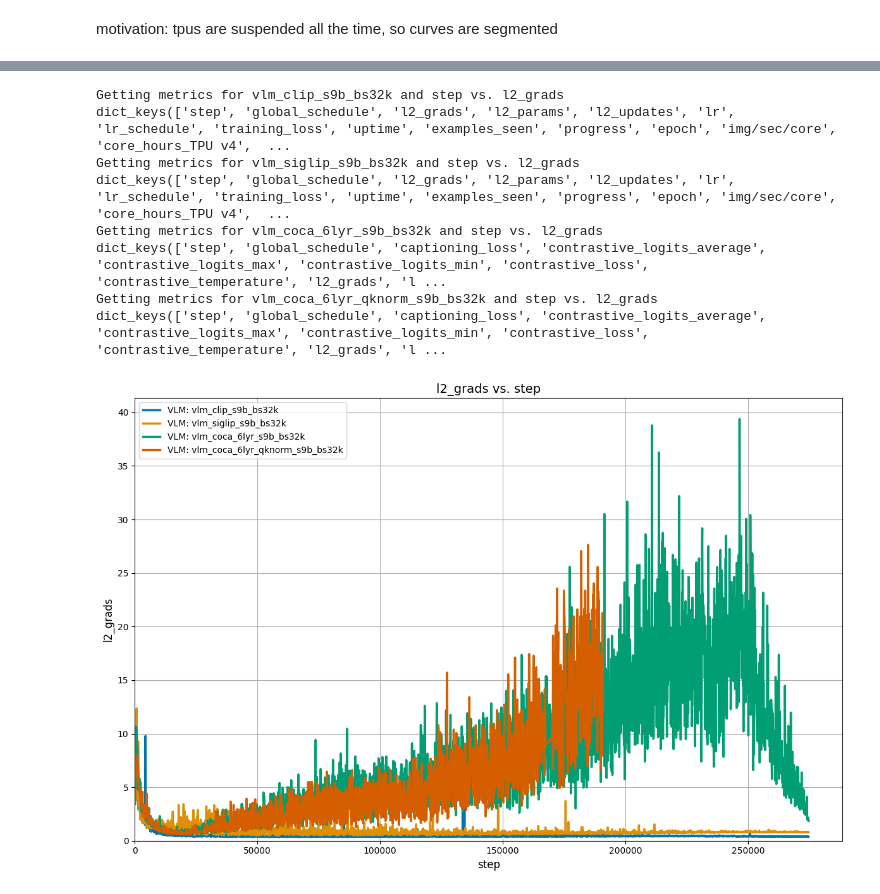
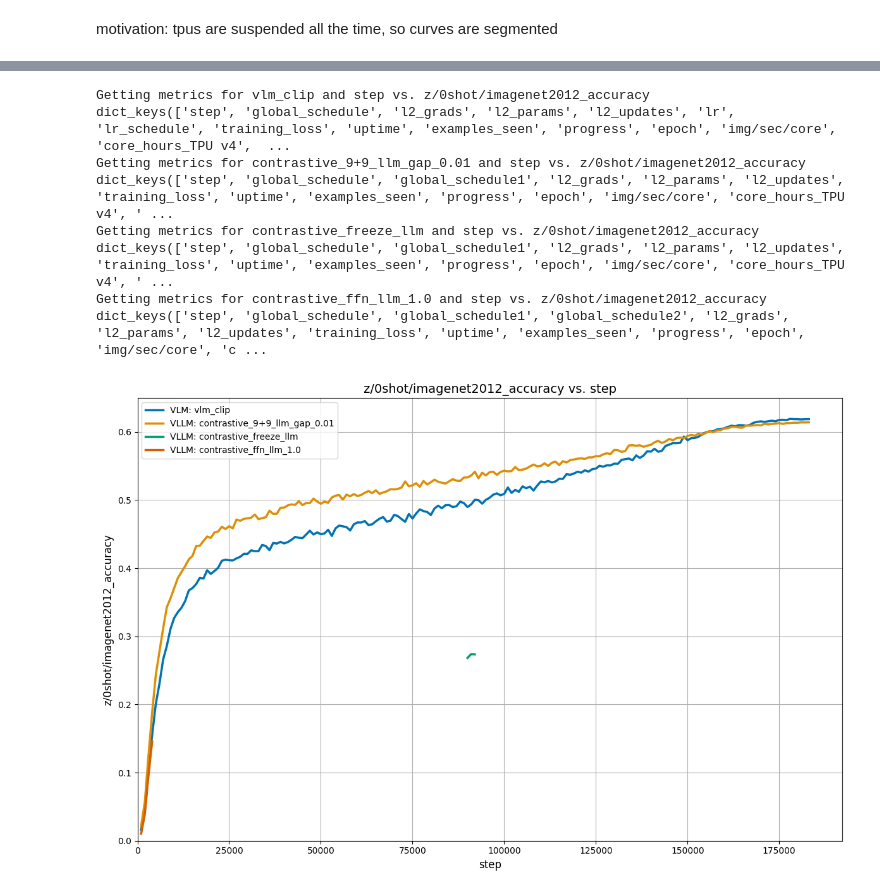
Before and after one commit to LLM-supervised-Vision/big_vision, a Jupyter notebook: scripts/20240822_plotting_curves.ipynb, the cells around one changed output, grey strips where cells are left out. Cells and saved outputs as stored; diff of their text form; code cells hidden in the pictures.

Commit message:
plotting curves: - added gemma supervised ffn mode experiment

```diff
--- a/scripts/20240822_plotting_curves.ipynb
+++ b/scripts/20240822_plotting_curves.ipynb
@@ -7,12 +7,12 @@ import tensorflow as tf
 import matplotlib.pyplot as plt
 
 s3b_bs16k = {
-    # "vlm_clip": "gs://us-central2-storage/tensorflow_datasets/vit-b-16_3b_pretraining/clip_bs16384_warm0.03_lr1e-3_wd1e-4_bf16_qknorm-F_b2-0.95_12lyr_07-25_1415",
+    "vlm_clip": "gs://us-central2-storage/tensorflow_datasets/vit-b-16_3b_pretraining/clip_bs16384_warm0.03_lr1e-3_wd1e-4_bf16_qknorm-F_b2-0.95_12lyr_07-25_1415",
     # "vlm_siglip_v4-32": "gs://us-central2-storage/tensorflow_datasets/vit-b-16_3b_pretraining/siglip_replication_pod_04-11_2247",
     # "vlm_cappa": "gs://us-central2-storage/tensorflow_datasets/vit-b-16_3b_pretraining/cappa_bs16384_s3B_warm0.03_lr1e-3_wd1e-4_bf16_qknorm-F_b2-0.95_6lyr_06-27_2108",
     # "vlm_coca": "gs://us-centr/al2-storage/tensorflow_datasets/vit-b-16_3b_pretraining/coca_unified_s3b_bs16384_warm0.03_0.0co-1.0ca_lr1e-3_wd1e-4_bf16_qknorm-F_b2-0.95_12lyr_scan-F_fsdp-F_09-06_0243",
-    "vlm_coca_6lyr": "gs://us-central2-storage/tensorflow_datasets/vit-b-16_3b_pretraining/coca_replication_s3b_bs16384_warm0.03_1.0co-1.0ca_lr1e-3_wd1e-4_bf16_qknorm-F_b2-0.95_6lyr_scan-F_fsdp-F_08-19_0355",
-    # "contrastive_9+9_llm_gap_0.01": "gs://us-central2-storage/tensorflow_datasets/mllm_ckpts/paligemma/gemma2b-partial_frozen99-0.01-gap_b16-F_contrastive_bs16k_s3b_lr1e-3_wd1e-4_bf16_09-01_0446",
+    # "vlm_coca_6lyr": "gs://us-central2-storage/tensorflow_datasets/vit-b-16_3b_pretraining/coca_replication_s3b_bs16384_warm0.03_1.0co-1.0ca_lr1e-3_wd1e-4_bf16_qknorm-F_b2-0.95_6lyr_scan-F_fsdp-F_08-19_0355",
+    "contrastive_9+9_llm_gap_0.01": "gs://us-central2-storage/tensorflow_datasets/mllm_ckpts/paligemma/gemma2b-partial_frozen99-0.01-gap_b16-F_contrastive_bs16k_s3b_lr1e-3_wd1e-4_bf16_09-01_0446",
 }
 s9b_bs32k = {
     "vlm_clip_s9b_bs32k": "gs://us-central2-storage/tensorflow_datasets/vit-b-16_3b_pretraining/clip_s9b_bs32k_warm0.03_lr1e-3_wd1e-4_bf16_qknorm-F_b2-0.95_08-09_0655",
@@ -39,7 +39,7 @@ vlm_ablations = {
 }
 
 vllm_ablations = {
-    # "contrastive_freeze_llm": "gs://us-central2-storage/tensorflow_datasets/mllm_ckpts/paligemma/gemma2b-T_so400m-F_contrastive_bs16384_s3b_wd1e-4_08-18_0712",
+    "contrastive_freeze_llm": "gs://us-central2-storage/tensorflow_datasets/mllm_ckpts/paligemma/gemma2b-T_so400m-F_contrastive_bs16384_s3b_wd1e-4_08-18_0712",
     # "contrastive_unfreeze_llm": "gs://us-central2-storage/tensorflow_datasets/mllm_ckpts/paligemma/gemma2b-0.1_so400m-F_contrastive_bs16384_s3b_wd1e-4_08-20_2032",
     # "contrastive_unfreeze_llm_6lyr": "gs://us-central2-storage/tensorflow_datasets/mllm_ckpts/paligemma/gemma2b-6lyr-0.1_so400m-F_contrastive_bs16384_s3b_wd1e-4_08-20_2032",
     # "contrastive_unfreeze_llm_6lyr_map": "gs://us-central2-storage/tensorflow_datasets/mllm_ckpts/paligemma/gemma2b-6lyr-0.1-map_b16-F_contrastive_bs16k_s3b_lr1e-3_wd1e-4_bf16_08-27_1857",
@@ -63,18 +63,19 @@ vllm_ablations = {
     # "contrastive_9+9_llm_gap_0.1_drop0.0_vocab256128_projT_b16_newbeitF_qknorm_dpr0.0": "gs://us-central2-storage/tensorflow_datasets/mllm_ckpts/paligemma/gemma2b-partial_frozen99-0.1-drop0.0-vocab256128-gap-projT_b16-beitF-qknormT_contrastive_dpr0.0_bs16k_s3b_lr1e-3_wd1e-4_bf16_09-30_1517",
     # "contrastive_scratch_llm_gap_1.0_drop0.0_vocab256128_projT_b16_newbeitF_drp0.0":"gs://us-central2-storage/tensorflow_datasets/mllm_ckpts/paligemma/gemma2b-scratch-1.0-drop0.0-vocab256128-gap-projT_b16-beitF_contrastive_bs16k_s3b_lr1e-3_wd1e-4_bf16_09-21_2124",
     # "contrastive_scratch_llm_gap_1.0_drop0.0_vocab256128_projT_b16_newbeitF_drp0.0_wd1e-2": "gs://us-central2-storage/tensorflow_datasets/mllm_ckpts/paligemma/gemma2b-scratch-1.0-drop0.0-vocab256128-gap-projT_b16-beitF_contrastive_bs16k_s3b_lr1e-3_wd1e-2_bf16_09-26_1518",
-    "generative_12+6_llm_none_0.01_drop0.0_bf16_beitF": "gs://us-central2-storage/tensorflow_datasets/mllm_ckpts/paligemma/gemma2b-partial_frozen12-0.01-drop0.0-none_b16-beitF_contrastive_bs16k_s3b_lr1e-3_wd1e-4_bf16_09-08_0448",
-    "generative_9+9_llm_0.02_qknormT": "gs://us-central2-storage/tensorflow_datasets/mllm_ckpts/paligemma/gemma2b-partial_frozen99-0.02-drop0.0-none_b16-beitF-qknormT_generative_bs16k_s3b_lr1e-3_wd1e-4_fp32_10-02_1429",
-    "generative_unfreeze_llm_half": "gs://us-central2-storage/tensorflow_datasets/mllm_ckpts/paligemma/gemma2b-half-pretrained-0.1_so400m-F_generative_bs16384_s3b_wd1e-4_08-22_0402",
-    "generative_unfreeze_llm_full": "gs://us-central2-storage/tensorflow_datasets/mllm_ckpts/paligemma/gemma2b-full-0.1_so400m-F_generative_bs16384_s3b_wd1e-4_08-25_0445",
+    "contrastive_ffn_llm_1.0": "gs://us-central2-storage/tensorflow_datasets/mllm_ckpts/paligemma/gemma2b-adapter_ffn-1.0-drop0.0-vocab256128-projF_b16-beitF-qknormF_contrastive_dpr0.0_bs16k_s3b_lr1e-3_wd1e-4_bf16_10-08_1756",
+    # "generative_12+6_llm_none_0.01_drop0.0_bf16_beitF": "gs://us-central2-storage/tensorflow_datasets/mllm_ckpts/paligemma/gemma2b-partial_frozen12-0.01-drop0.0-none_b16-beitF_contrastive_bs16k_s3b_lr1e-3_wd1e-4_bf16_09-08_0448",
+    # "generative_9+9_llm_0.02_qknormT": "gs://us-central2-storage/tensorflow_datasets/mllm_ckpts/paligemma/gemma2b-partial_frozen99-0.02-drop0.0-none_b16-beitF-qknormT_generative_bs16k_s3b_lr1e-3_wd1e-4_fp32_10-02_1429",
+    # "generative_unfreeze_llm_half": "gs://us-central2-storage/tensorflow_datasets/mllm_ckpts/paligemma/gemma2b-half-pretrained-0.1_so400m-F_generative_bs16384_s3b_wd1e-4_08-22_0402",
+    # "generative_unfreeze_llm_full": "gs://us-central2-storage/tensorflow_datasets/mllm_ckpts/paligemma/gemma2b-full-0.1_so400m-F_generative_bs16384_s3b_wd1e-4_08-25_0445",
 }
 
 
 experiments_dict = {
-    # **s3b_bs16k,
-    **s9b_bs32k,
+    **s3b_bs16k,
+    # **s9b_bs32k,
     # **vlm_ablations,
-    # **vllm_ablations,
+    **vllm_ablations,
 }
 
 
@@ -113,7 +107,7 @@ x_axis = 'step'
 # global_schedule, lr, lr_schedule, uptime, progress, epoch, core_hours_TPU v4
 y_axis = 'z/0shot/imagenet2012_accuracy'
 # y_axis = 'val_coco/perplexity'
-y_axis = 'l2_grads'
+# y_axis = 'l2_grads'
 # l2_grads, l2_params, l2_updates, training_loss,
 # z/retr/coco_img2txt_recall@1, z/retr/coco_img2txt_recall@5, z/retr/coco_img2txt_recall@10,
 # z/retr/coco_txt2img_recall@1, z/retr/coco_txt2img_recall@5, z/retr/coco_txt2img_recall@10,
@@ -135,41 +129,41 @@ llm_experiments = [exp for exp in experiments_dict.keys() if 'llm' in exp]
 palette = sns.color_palette("colorblind", 8)
 vlm_colors = palette[:len(vlm_experiments)]  # First colors for CLIP
 llm_colors = palette[len(vlm_experiments):]  # Last colors for LLM
 
 # Plot VLM experiments
 for i, experiment_name in enumerate(vlm_experiments):
     metrics = all_metrics[experiment_name]
     linestyle = '-' if 's9b_bs32k' in experiment_name else '-'
     plt.plot(list(metrics.keys()), list(metrics.values()), label=f'VLM: {experiment_name}',
              color=vlm_colors[i % len(vlm_colors)], linewidth=2.5, linestyle=linestyle)
 
 # Plot VLLM experiments
 for i, experiment_name in enumerate(llm_experiments):
     metrics = all_metrics[experiment_name]
     linestyle = '--' if 's9b_bs32k' in experiment_name else '-'
     plt.plot(list(metrics.keys()), list(metrics.values()), label=f'VLLM: {experiment_name}',
              color=llm_colors[i % len(llm_colors)], linewidth=2.5, linestyle=linestyle, alpha=1)
 
 plt.xlabel(f'{x_axis}', fontsize=12)
 plt.ylabel(f'{y_axis}', fontsize=12)
 plt.xlim(0)
 plt.ylim(0)
 plt.legend(fontsize=10)
 plt.title(f'{y_axis} vs. {x_axis}', fontsize=14)
 plt.grid(True)
 plt.tick_params(axis='both', which='major', labelsize=10)
 plt.tight_layout()
 plt.show()
 # %% [output]
-Getting metrics for vlm_clip_s9b_bs32k and step vs. l2_grads
+Getting metrics for vlm_clip and step vs. z/0shot/imagenet2012_accuracy
 dict_keys(['step', 'global_schedule', 'l2_grads', 'l2_params', 'l2_updates', 'lr', 'lr_schedule', 'training_loss', 'uptime', 'examples_seen', 'progress', 'epoch', 'img/sec/core', 'core_hours_TPU v4',  ...
-Getting metrics for vlm_siglip_s9b_bs32k and step vs. l2_grads
-dict_keys(['step', 'global_schedule', 'l2_grads', 'l2_params', 'l2_updates', 'lr', 'lr_schedule', 'training_loss', 'uptime', 'examples_seen', 'progress', 'epoch', 'img/sec/core', 'core_hours_TPU v4',  ...
-Getting metrics for vlm_coca_6lyr_s9b_bs32k and step vs. l2_grads
-dict_keys(['step', 'global_schedule', 'captioning_loss', 'contrastive_logits_average', 'contrastive_logits_max', 'contrastive_logits_min', 'contrastive_loss', 'contrastive_temperature', 'l2_grads', 'l ...
-Getting metrics for vlm_coca_6lyr_qknorm_s9b_bs32k and step vs. l2_grads
-dict_keys(['step', 'global_schedule', 'captioning_loss', 'contrastive_logits_average', 'contrastive_logits_max', 'contrastive_logits_min', 'contrastive_loss', 'contrastive_temperature', 'l2_grads', 'l ...
+Getting metrics for contrastive_9+9_llm_gap_0.01 and step vs. z/0shot/imagenet2012_accuracy
+dict_keys(['step', 'global_schedule', 'global_schedule1', 'l2_grads', 'l2_params', 'l2_updates', 'training_loss', 'uptime', 'examples_seen', 'progress', 'epoch', 'img/sec/core', 'core_hours_TPU v4', ' ...
+Getting metrics for contrastive_freeze_llm and step vs. z/0shot/imagenet2012_accuracy
+dict_keys(['step', 'global_schedule', 'global_schedule1', 'l2_grads', 'l2_params', 'l2_updates', 'training_loss', 'uptime', 'examples_seen', 'progress', 'epoch', 'img/sec/core', 'core_hours_TPU v4', ' ...
+Getting metrics for contrastive_ffn_llm_1.0 and step vs. z/0shot/imagenet2012_accuracy
+dict_keys(['step', 'global_schedule', 'global_schedule1', 'global_schedule2', 'l2_grads', 'l2_params', 'l2_updates', 'training_loss', 'uptime', 'examples_seen', 'progress', 'epoch', 'img/sec/core', 'c ...
-[figure, old version]
+[figure, new version]
 # %%
 # for experiment_name in experiments_dict.keys():
 #     # get the final accuracy
```
Also changed, not shown: parts of 1 cell of this notebook.
